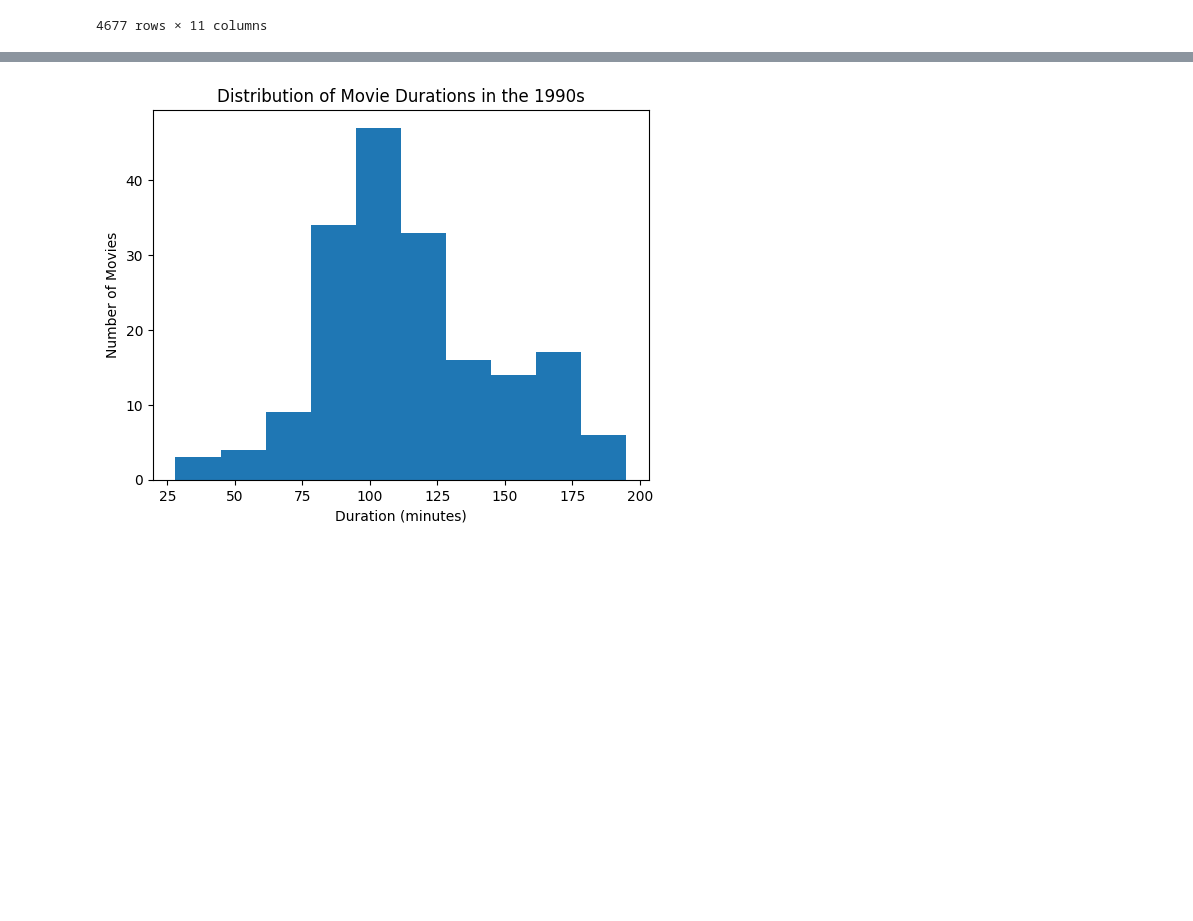
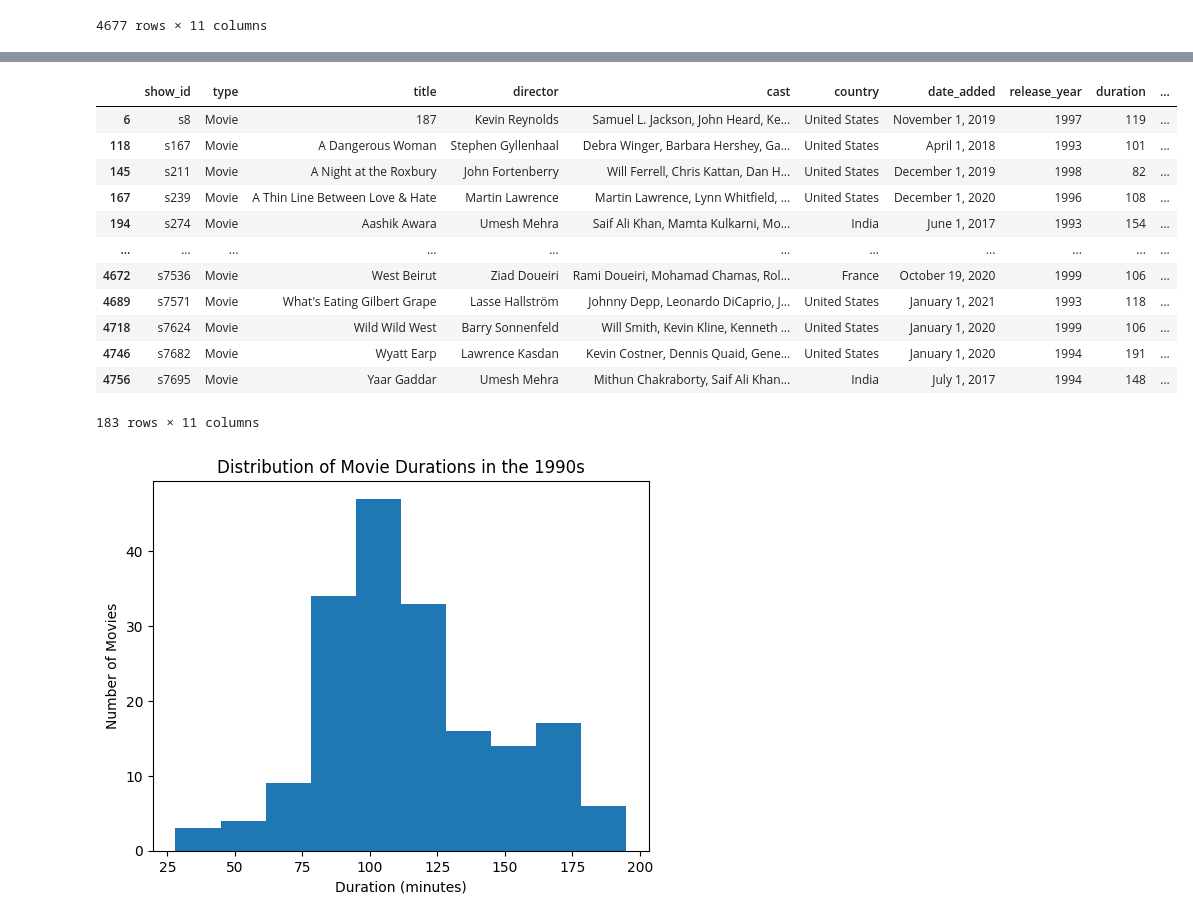
Before and after one commit to milochanarathnayake24/DataScienceProjects_24, a Jupyter notebook: Investigating_Netflix_Movies.ipynb, the cells around one changed output, grey strips where cells are left out. Drawn from its saved outputs; the diff is of its cells as text; code cells hidden in the pictures; blank space fills up the shorter version.

```diff
--- a/Investigating_Netflix_Movies.ipynb
+++ b/Investigating_Netflix_Movies.ipynb
@@ -74 +96,19 @@ subset = netflix_subset[(netflix_subset["release_year"] >= 1990)]
+# %%
+# And then do the same to filter out movies released on or after 2000
+movies_1990s = subset[(subset["release_year"] < 2000)]
+movies_1990s
+# %% [output]
+|  | show_id | type | title | director | cast | country | date_added | release_year | duration | ... |
+| 6 | s8 | Movie | 187 | Kevin Reynolds | Samuel L. Jackson, John Heard, Ke... | United States | November 1, 2019 | 1997 | 119 | ... |
+| 118 | s167 | Movie | A Dangerous Woman | Stephen Gyllenhaal | Debra Winger, Barbara Hershey, Ga... | United States | April 1, 2018 | 1993 | 101 | ... |
+| 145 | s211 | Movie | A Night at the Roxbury | John Fortenberry | Will Ferrell, Chris Kattan, Dan H... | United States | December 1, 2019 | 1998 | 82 | ... |
+| 167 | s239 | Movie | A Thin Line Between Love & Hate | Martin Lawrence | Martin Lawrence, Lynn Whitfield, ... | United States | December 1, 2020 | 1996 | 108 | ... |
+| 194 | s274 | Movie | Aashik Awara | Umesh Mehra | Saif Ali Khan, Mamta Kulkarni, Mo... | India | June 1, 2017 | 1993 | 154 | ... |
+| ... | ... | ... | ... | ... | ... | ... | ... | ... | ... | ... |
+| 4672 | s7536 | Movie | West Beirut | Ziad Doueiri | Rami Doueiri, Mohamad Chamas, Rol... | France | October 19, 2020 | 1999 | 106 | ... |
+| 4689 | s7571 | Movie | What's Eating Gilbert Grape | Lasse Hallström | Johnny Depp, Leonardo DiCaprio, J... | United States | January 1, 2021 | 1993 | 118 | ... |
+| 4718 | s7624 | Movie | Wild Wild West | Barry Sonnenfeld | Will Smith, Kevin Kline, Kenneth ... | United States | January 1, 2020 | 1999 | 106 | ... |
+| 4746 | s7682 | Movie | Wyatt Earp | Lawrence Kasdan | Kevin Costner, Dennis Quaid, Gene... | United States | January 1, 2020 | 1994 | 191 | ... |
+| 4756 | s7695 | Movie | Yaar Gaddar | Umesh Mehra | Mithun Chakraborty, Saif Ali Khan... | India | July 1, 2017 | 1994 | 148 | ... |
+183 rows × 11 columns
 # %%
```
Also changed, not shown: parts of 3 cells of this notebook.
